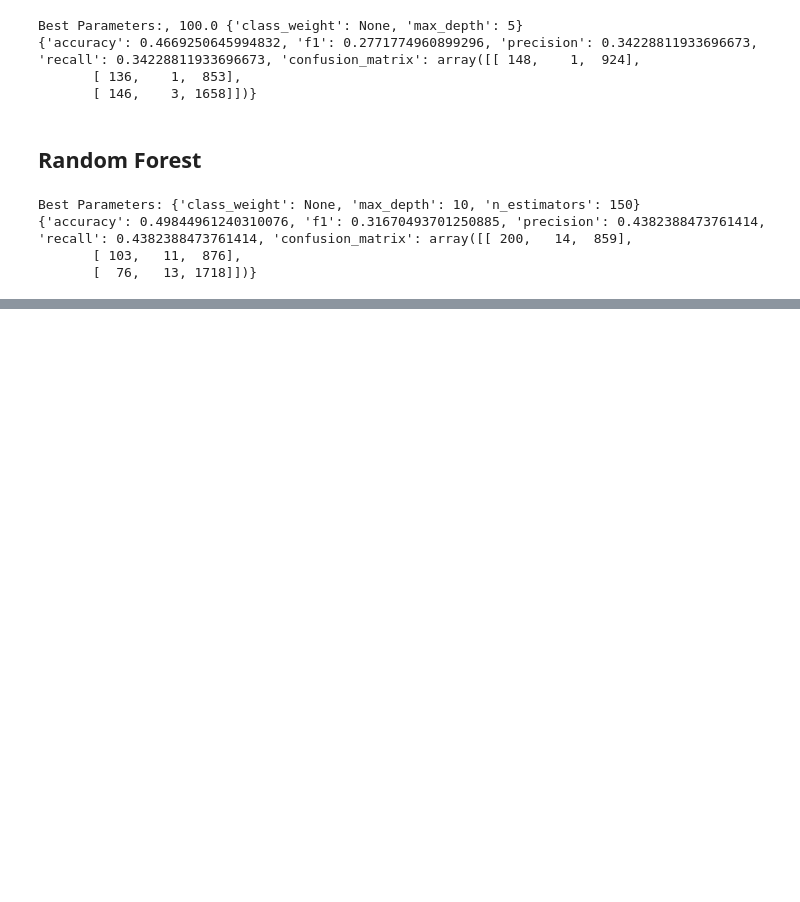
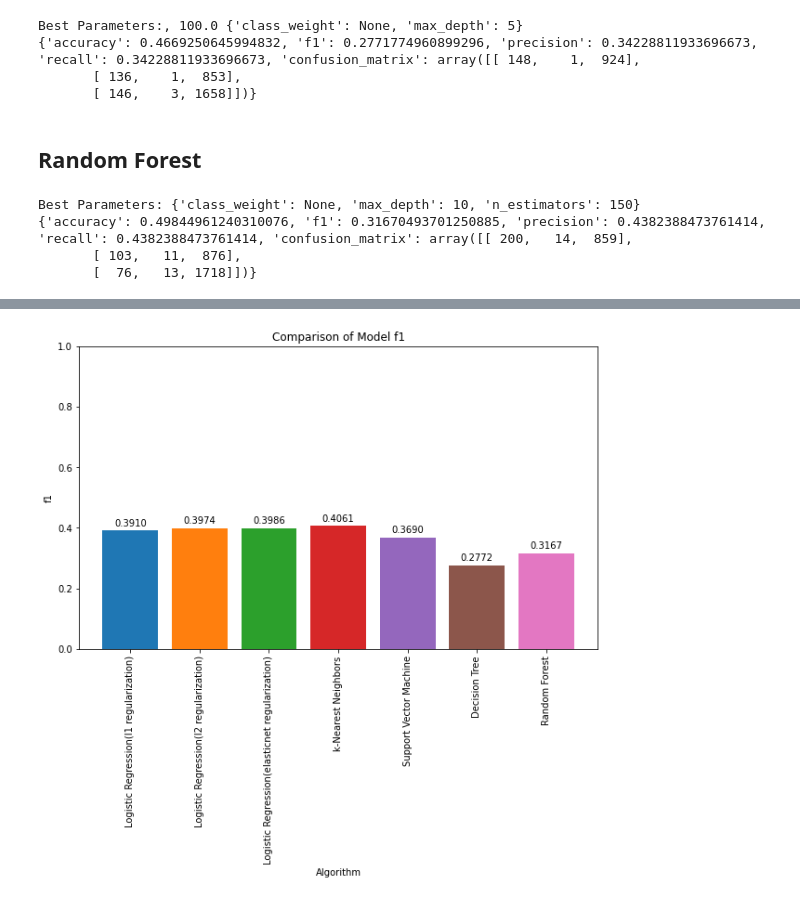
Before and after one commit to mirjanaa/Predicting-the-outcome-of-Soccer-Matches-using-Machine-Learning, a Jupyter notebook: src/03_run_methodsSVD.ipynb, the cells around one changed output, grey strips where cells are left out. Drawn from its saved outputs; the diff is of its cells as text; code cells hidden in the pictures; blank space fills up the shorter version.

```diff
--- a/src/03_run_methodsSVD.ipynb
+++ b/src/03_run_methodsSVD.ipynb
@@ -188,0 +255,5 @@ Best Parameters: {'class_weight': None, 'max_depth': 10, 'n_estimators': 150}
+# %%
+f1 = [0.391, 0.3974, 0.3986, 0.4061, 0.369, 0.2772, 0.3167]
+plot(f1, 'f1')
+# %% [output]
+[figure, added]
```
Also changed, not shown: parts of 8 cells of this notebook.
